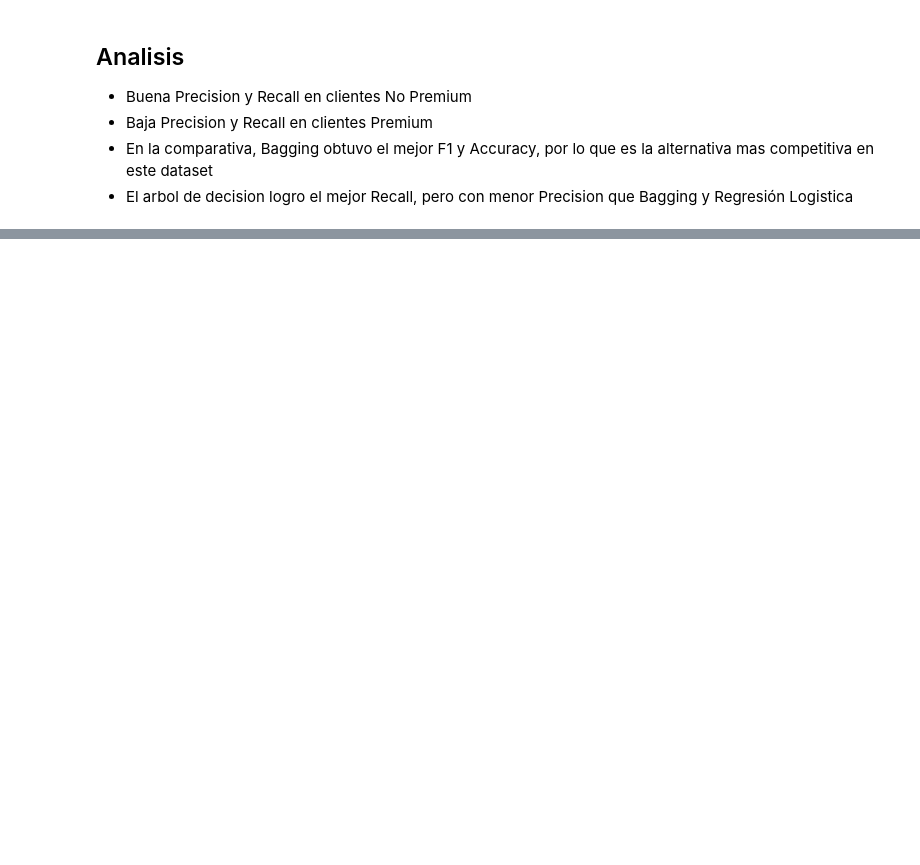
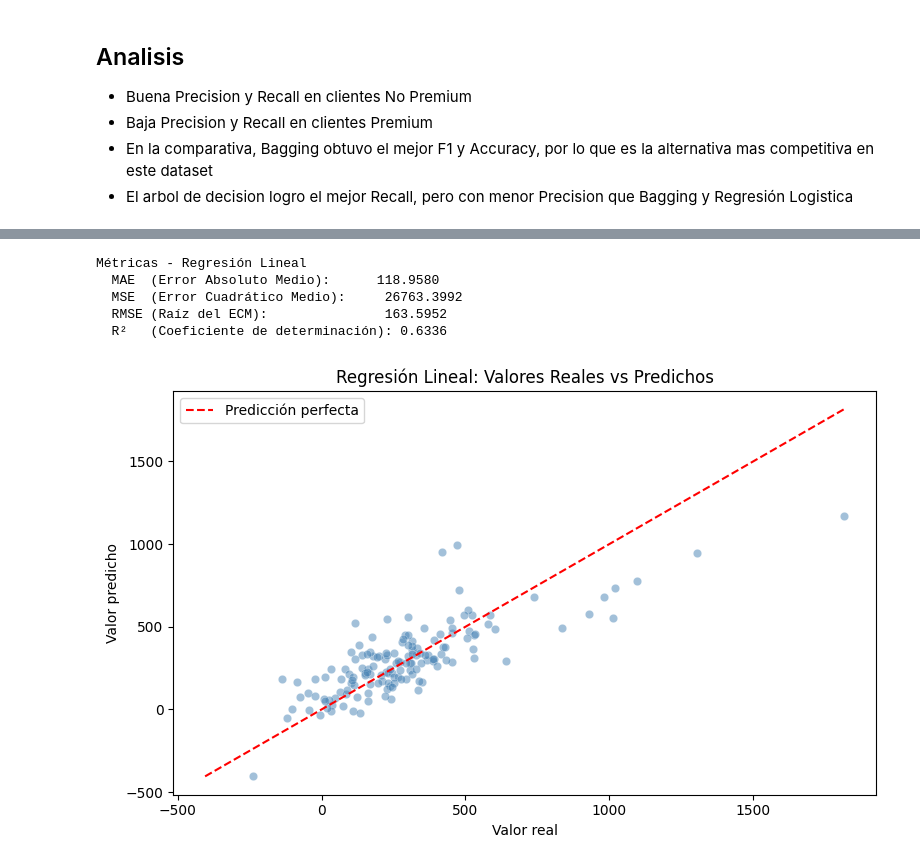
Before and after one commit to Tolally/info257-aprendizaje-de-maquinas-algoritmos-no-supervisados, a Jupyter notebook: Supervisado_Grupo16.ipynb, the cells around one changed output, grey strips where cells are left out. Cells and saved outputs as stored; diff of their text form; code cells hidden in the pictures; blank space fills up the shorter version.

```diff
--- a/Supervisado_Grupo16.ipynb
+++ b/Supervisado_Grupo16.ipynb
@@ -454,0 +536,12 @@ comparativa
+# %%
+from sklearn.linear_model import LinearRegression
+
+# Inicializar y entrenar el modelo
+lin_model = LinearRegression()
+lin_model.fit(X_reg_train_scaled, y_reg_train)
+
+# Ver coeficientes
+print("Coeficientes del modelo lineal:")
+for feature, coef in zip(X_reg.columns, lin_model.coef_):
+    print(f"  {feature}: {coef:.4f}")
+print(f"\nIntercepción: {lin_model.intercept_:.4f}")
@@ -454,0 +557,36 @@ comparativa
+# %%
+# Predecir en conjunto de prueba
+y_pred_lin = lin_model.predict(X_reg_test_scaled)
+
+# Calcular métricas
+mae_lin  = mean_absolute_error(y_reg_test, y_pred_lin)
+mse_lin  = mean_squared_error(y_reg_test, y_pred_lin)
+rmse_lin = np.sqrt(mse_lin)
+r2_lin   = r2_score(y_reg_test, y_pred_lin)
+
+print("Métricas - Regresión Lineal")
+print(f"  MAE  (Error Absoluto Medio):      {mae_lin:.4f}")
+print(f"  MSE  (Error Cuadrático Medio):     {mse_lin:.4f}")
+print(f"  RMSE (Raíz del ECM):               {rmse_lin:.4f}")
+print(f"  R²   (Coeficiente de determinación): {r2_lin:.4f}")
+# %% [output]
+Métricas - Regresión Lineal
+  MAE  (Error Absoluto Medio):      118.9580
+  MSE  (Error Cuadrático Medio):     26763.3992
+  RMSE (Raíz del ECM):               163.5952
+  R²   (Coeficiente de determinación): 0.6336
+# %%
+# Gráfico valores reales vs predichos
+plt.figure(figsize=(8, 5))
+plt.scatter(y_reg_test, y_pred_lin, alpha=0.5, color='steelblue', edgecolors='white', linewidths=0.3)
+min_val = min(y_reg_test.min(), y_pred_lin.min())
+max_val = max(y_reg_test.max(), y_pred_lin.max())
+plt.plot([min_val, max_val], [min_val, max_val], 'r--', linewidth=1.5, label='Predicción perfecta')
+plt.xlabel('Valor real')
+plt.ylabel('Valor predicho')
+plt.title('Regresión Lineal: Valores Reales vs Predichos')
+plt.legend()
+plt.tight_layout()
+plt.show()
+# %% [output]
+[figure, added]
```
Also changed, not shown: parts of 25 cells of this notebook.
